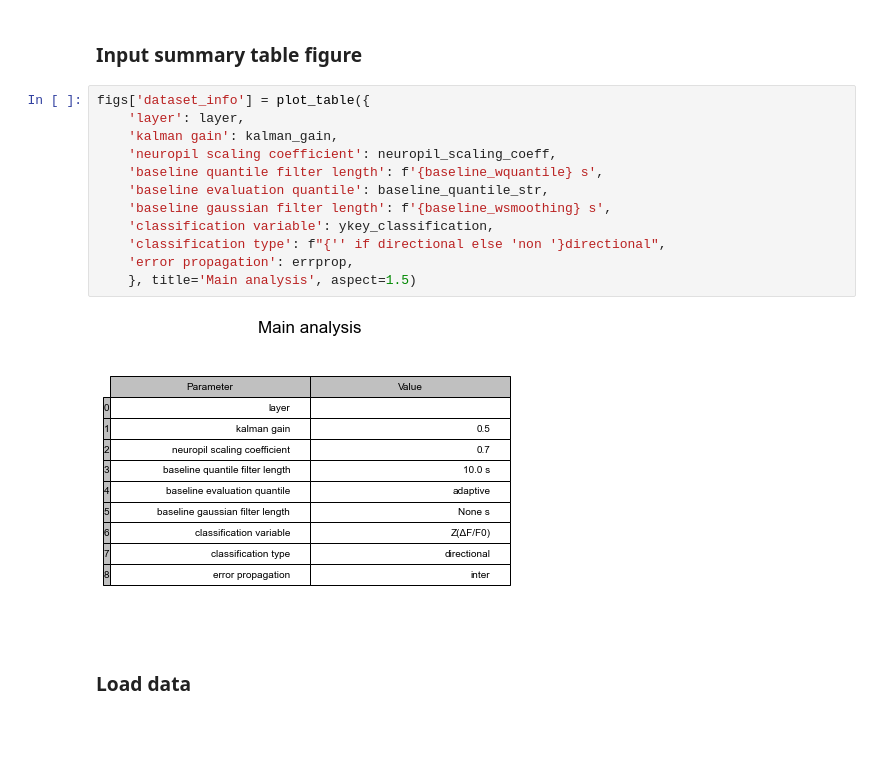
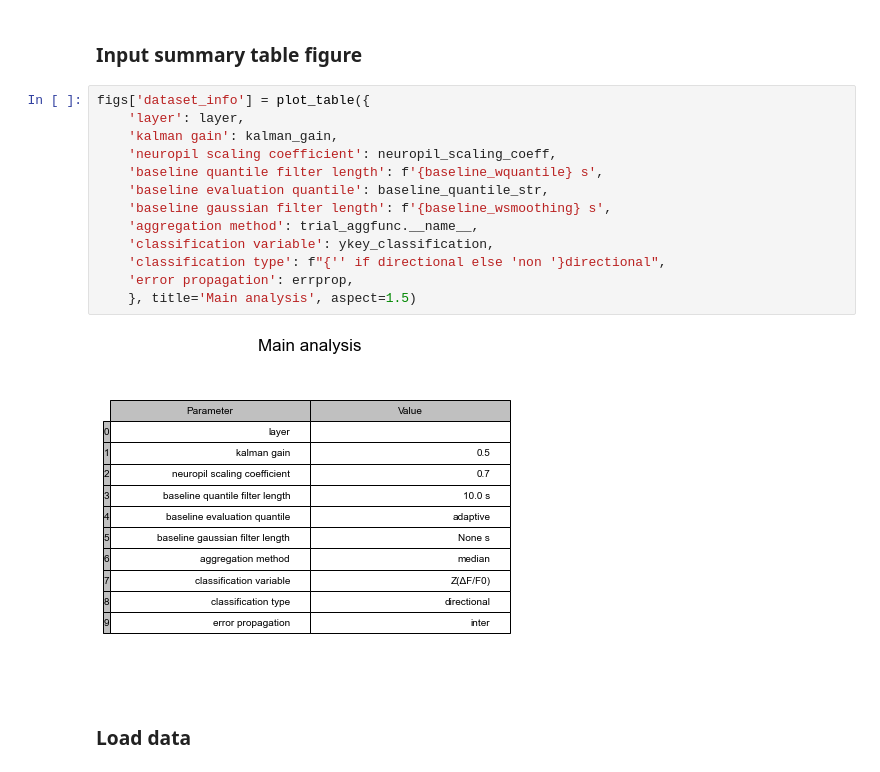
Before and after one commit to shohamlab/usnm2p, a Jupyter notebook: main_analysis.ipynb, the cells around one changed output. Cells and saved outputs as stored; diff of their text form; blank space fills up the shorter version.

```diff
--- a/main_analysis.ipynb
+++ b/main_analysis.ipynb
@@ -74,17 +74,18 @@ logger.info(s)
 # %%
 figs['dataset_info'] = plot_table({
     'layer': layer,
     'kalman gain': kalman_gain,
     'neuropil scaling coefficient': neuropil_scaling_coeff,
     'baseline quantile filter length': f'{baseline_wquantile} s',
     'baseline evaluation quantile': baseline_quantile_str,
     'baseline gaussian filter length': f'{baseline_wsmoothing} s',
+    'aggregation method': trial_aggfunc.__name__,
     'classification variable': ykey_classification,
     'classification type': f"{'' if directional else 'non '}directional",
     'error propagation': errprop,
     }, title='Main analysis', aspect=1.5)
 # %% [output]
-[figure, old version]
+[figure, new version]
 # %% [markdown]
 ### Load data
 # %%
```
Also changed, not shown: parts of 5 cells of this notebook, 3 other files.
